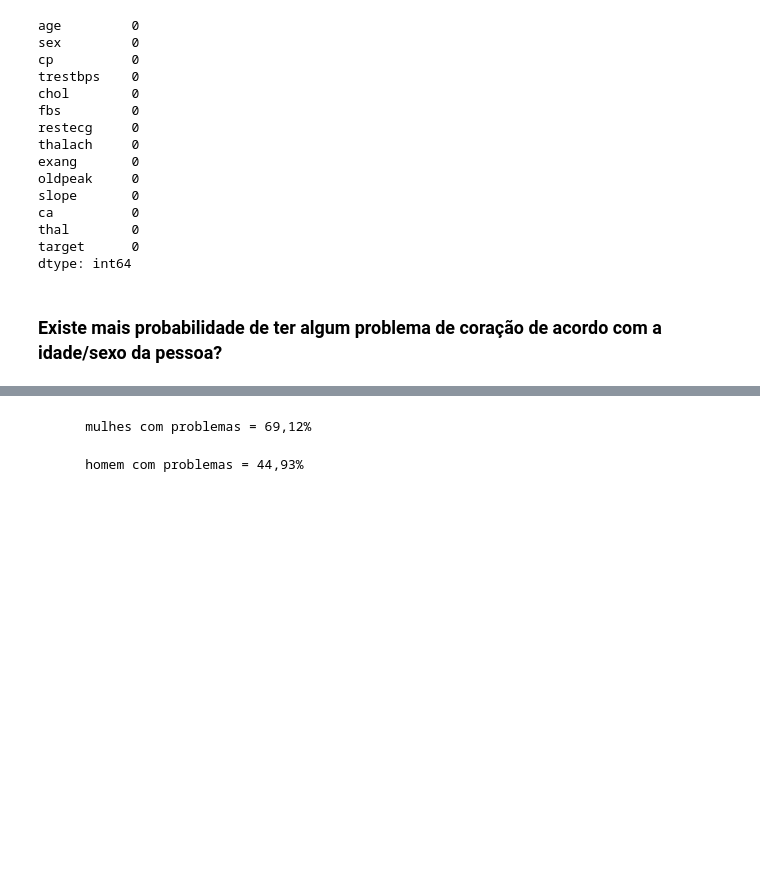
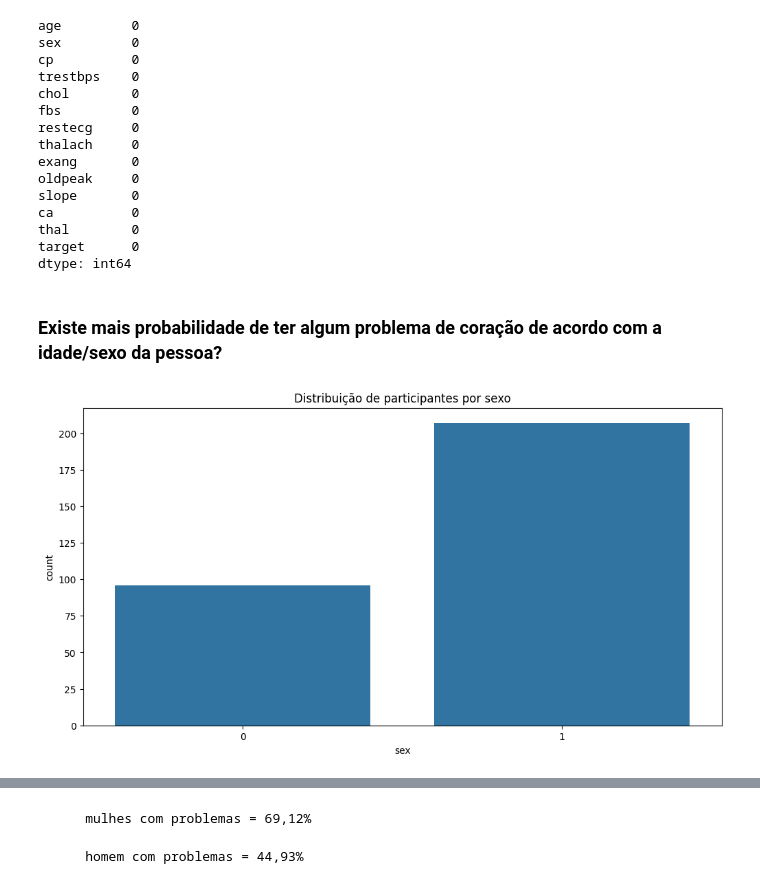
Before and after one commit to vitor1209/AnalisaAI, a Jupyter notebook: coracao/main.ipynb, the cells around one changed output, grey strips where cells are left out. Cells and saved outputs as stored; diff of their text form; code cells hidden in the pictures; blank space fills up the shorter version.

```diff
--- a/coracao/main.ipynb
+++ b/coracao/main.ipynb
@@ -63,3 +63,9 @@ target      0
 dtype: int64
 # %% [markdown]
 ### Existe mais probabilidade de ter algum problema de coração de acordo com a idade/sexo da pessoa?
+# %%
+plt.figure(figsize=(12, 6))
+plt.title('Distribuição de participantes por sexo')
+sns.countplot(data=bd, x='sex');
+# %% [output]
+[figure, added]
```
Also changed, not shown: parts of 53 cells of this notebook, 1 other file.
